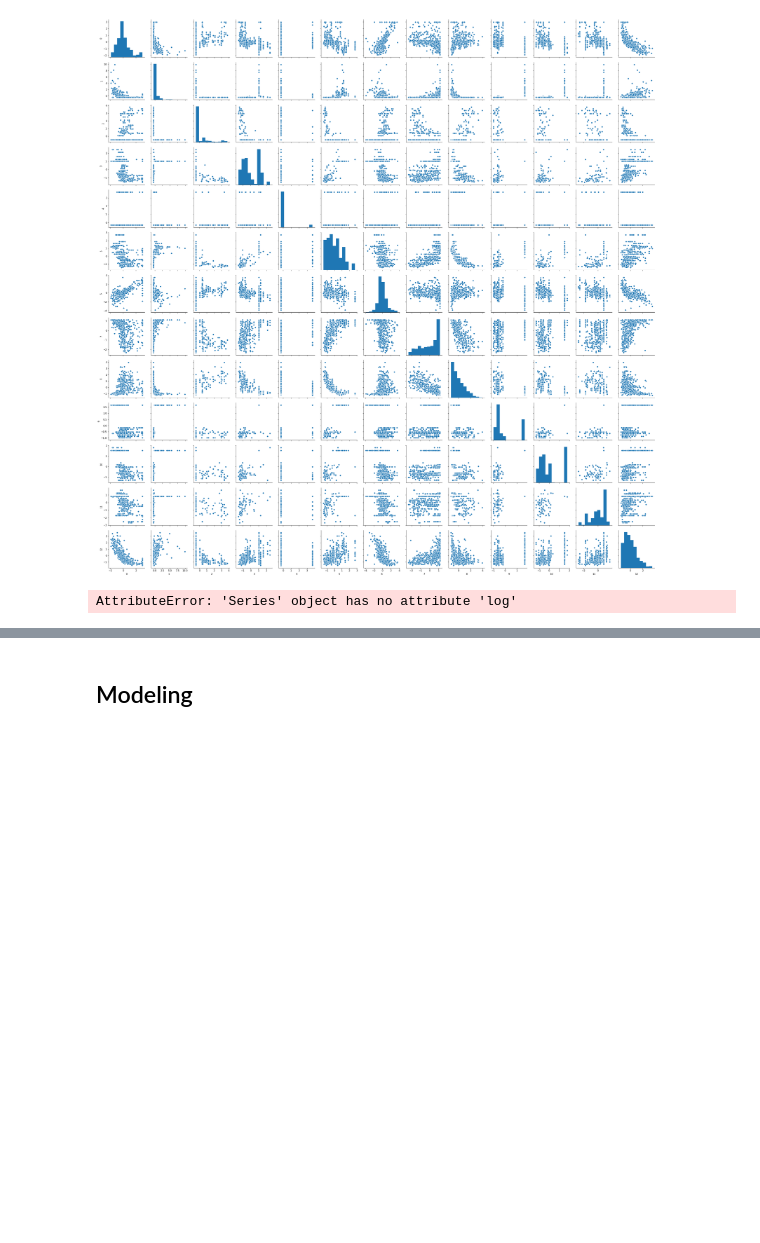
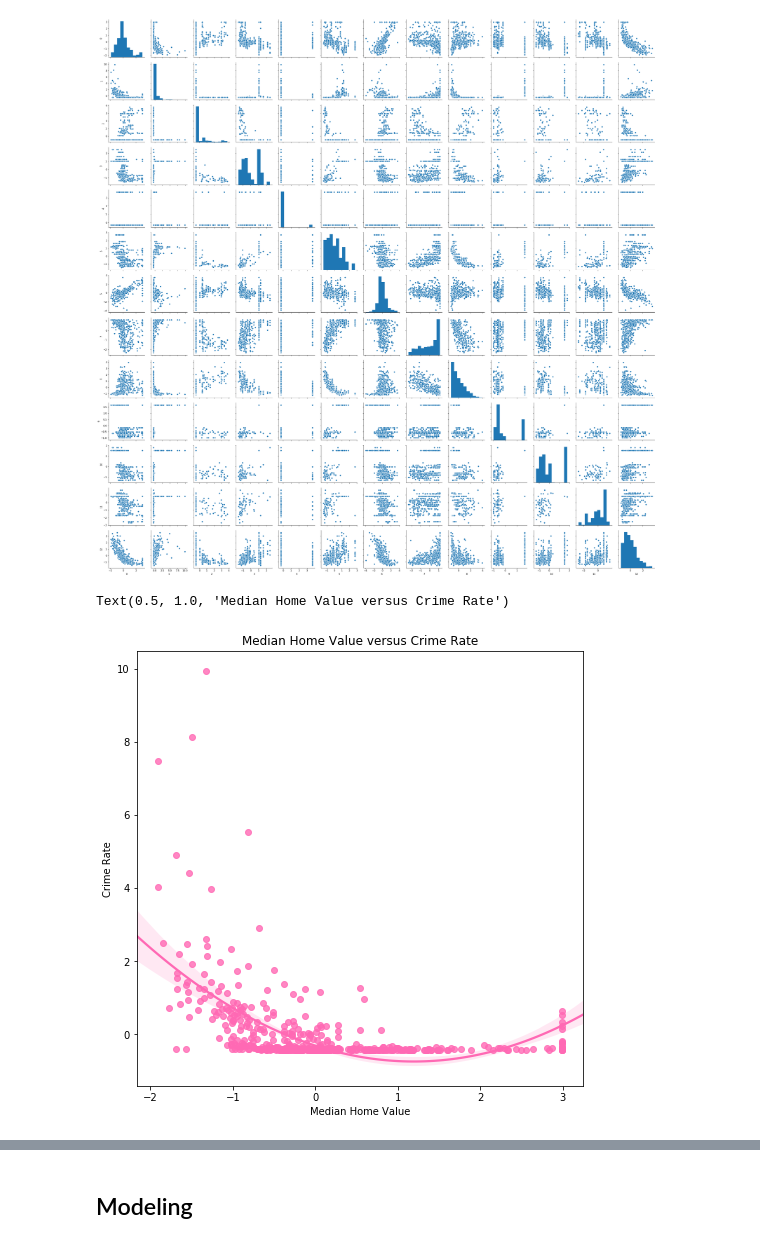
Before and after one commit to brandibeals/NW422-Week3-Housing, a Jupyter notebook: Beals Assignment 3.ipynb, the cells around one changed output, grey strips where cells are left out. Saved outputs shown, nothing was run; the diff lists cells and outputs as text; code cells hidden in the pictures; blank space fills up the shorter version.

Commit message:
exploratory data analysis plots

```diff
--- a/Beals Assignment 3.ipynb
+++ b/Beals Assignment 3.ipynb
@@ -189,13 +189,22 @@ plt.show()
 # %% [output]
 [figure]
 # %%
-sns.pairplot(pd.DataFrame(data=model_data), kind="scatter")
+boston_norm = pd.DataFrame(data=model_data)
+sns.pairplot(boston_norm, kind="scatter")
 plt.show()
+
+# this plots shows much more normalized data
 # %% [output]
 [figure]
-# %%
-# calculate the log median value of homes in thousands of 1970 dollars
-boston['mv'].log()
-# df['lognorm'] = np.log(df['norm'])
-# %% [output]
-AttributeError: 'Series' object has no attribute 'log'
+# %%
+# 0 v 1: median value v crime rate
+plt.figure(figsize=(8,8))
+sns.regplot(x=boston_norm[0], y=boston_norm[1], order=2, color="hotpink")
+plt.xlabel("Median Home Value")
+plt.ylabel("Crime Rate")
+plt.title("Median Home Value versus Crime Rate")
+
+# not a linear relationship
+# %% [output]
+Text(0.5, 1.0, 'Median Home Value versus Crime Rate')
+[figure, added]
```
Also changed, not shown: parts of 8 cells of this notebook.
